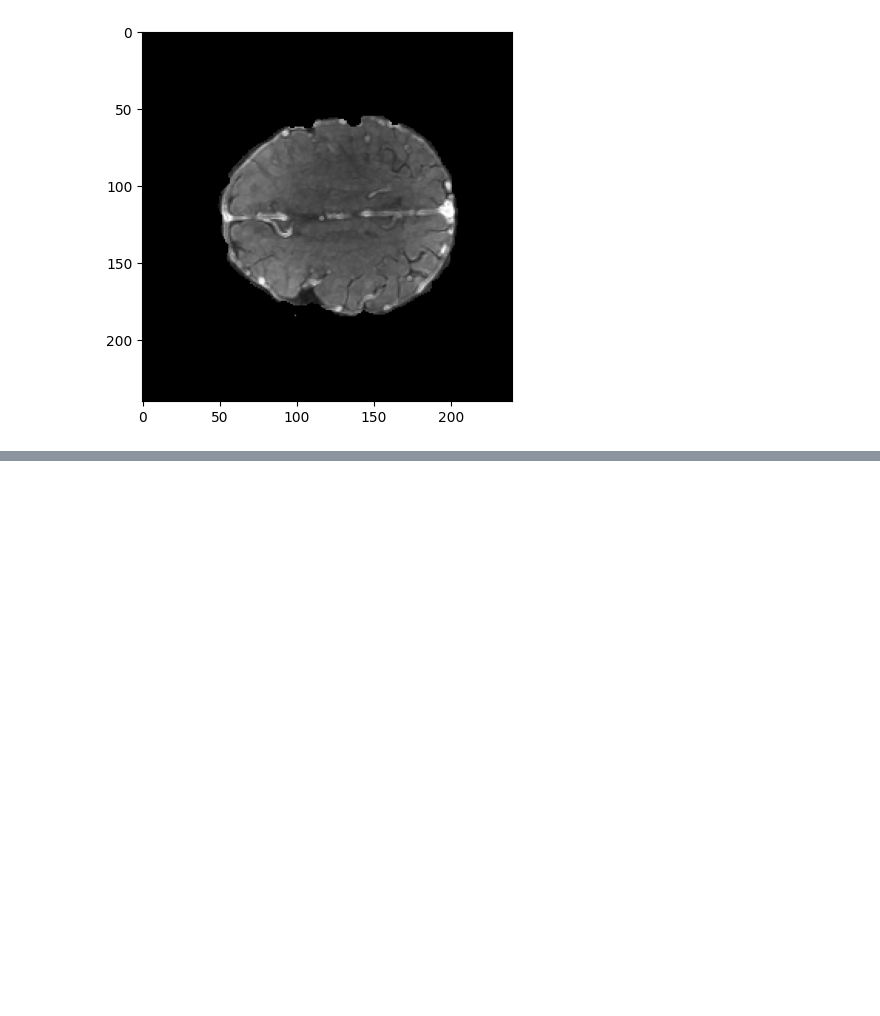
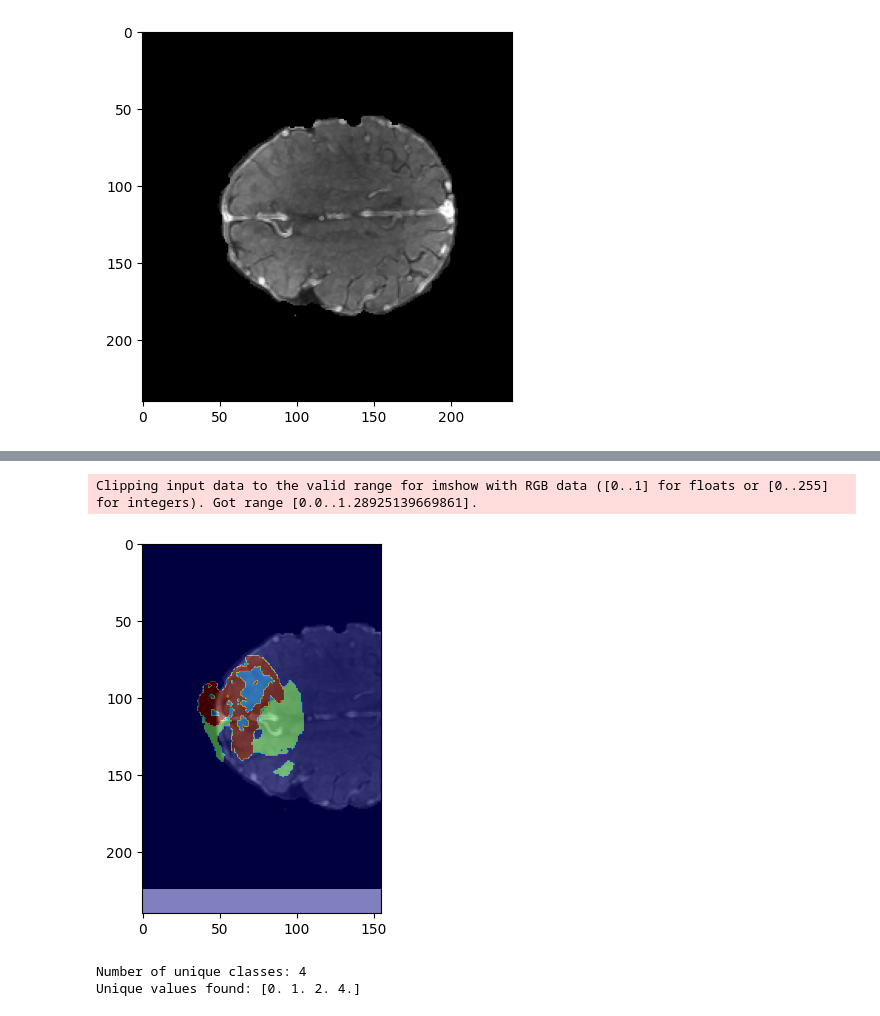
Before and after one commit to JPDevOpti/AI_Automatic_Tumor_Segmentation, a Jupyter notebook: modelos/resnet/test.ipynb, the cells around one changed output, grey strips where cells are left out. Cells and saved outputs as stored; diff of their text form; code cells hidden in the pictures; blank space fills up the shorter version.

```diff
--- a/modelos/resnet/test.ipynb
+++ b/modelos/resnet/test.ipynb
@@ -32,0 +144,26 @@ Clipping input data to the valid range for imshow with RGB data ([0..1] for floa
+# %%
+#show the volume of the image (the image has shape 240x240x155) and plot the original image with the mask image
+original_image = nib.load('../../DataBase/DataSet_Preprocessed_RGB_clear/SUB-00104.nii.gz')
+new_mask = nib.load('../../DataBase/MASK_CLEAR/MASK-00104.nii.gz')
+
+mask_number = 100
+vol = original_image.get_fdata()[ mask_number]
+mask_vol = new_mask.get_fdata()[ mask_number]
+plt.imshow(vol, cmap='gray')
+plt.imshow(mask_vol, cmap='jet', alpha=0.5)
+plt.show()
+# %% [output]
+Clipping input data to the valid range for imshow with RGB data ([0..1] for floats or [0..255] for integers). Got range [0.0..1.28925139669861].
+[figure, added]
+# %%
+mask = nib.load('../../DataBase/MASK_CLEAR/MASK-00104.nii.gz')
+mask = mask.get_fdata()
+unique_values = np.unique(mask)
+
+# Find unique values in the entire mask
+unique_values = np.unique(mask)
+print(f"Number of unique classes: {len(unique_values)}")
+print(f"Unique values found: {unique_values}")
+# %% [output]
+Number of unique classes: 4
+Unique values found: [0. 1. 2. 4.]
```
Also changed, not shown: parts of 7 cells of this notebook, 2 other files.
